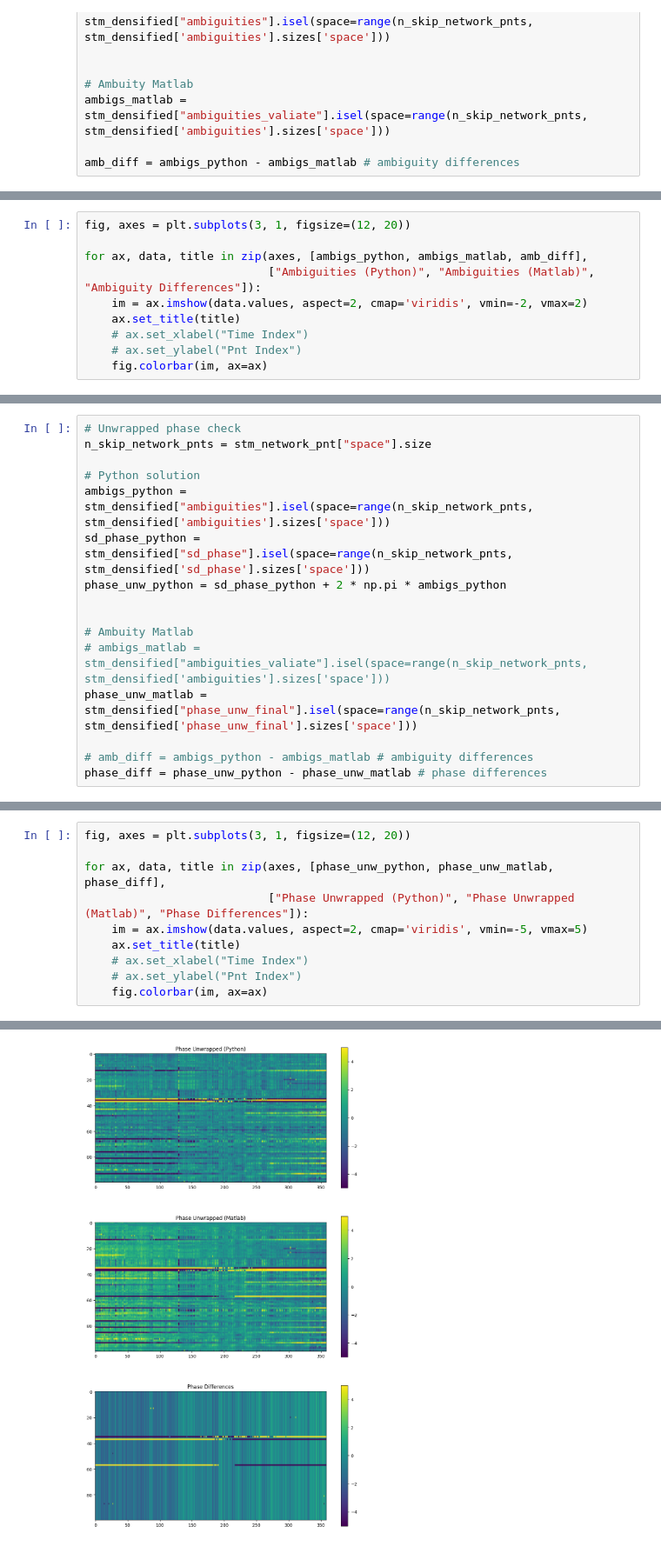
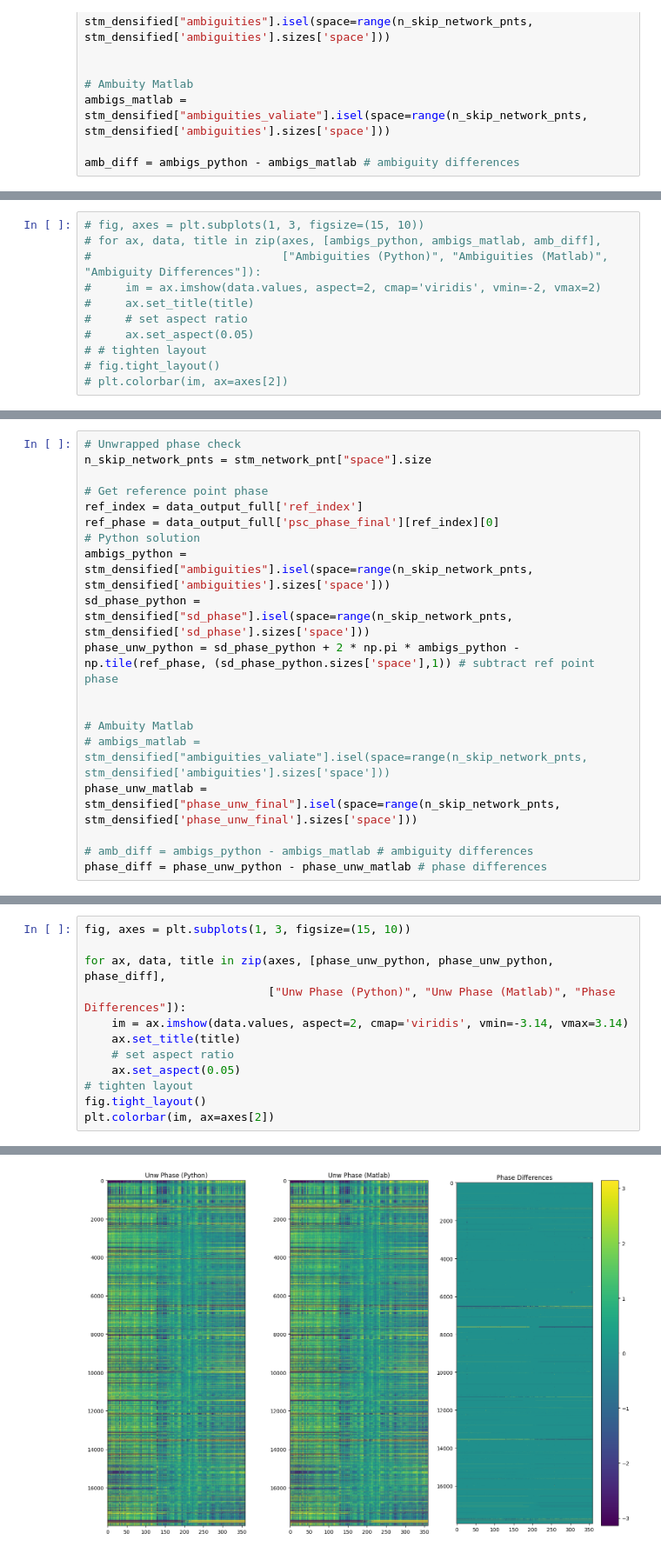
Before and after one commit to MotionbyLearning/example_scripts, a Jupyter notebook: densification/debug_densification_matlab_benchmark.ipynb, the cells around one changed output, grey strips where cells are left out. Shown at 87% size. Drawn from its saved outputs; the diff is of its cells as text.

```diff
--- a/densification/debug_densification_matlab_benchmark.ipynb
+++ b/densification/debug_densification_matlab_benchmark.ipynb
@@ -173,10 +220,11 @@ Coordinates:
 # %%
-fig, axes = plt.subplots(3, 1, figsize=(12, 20))
-
-for ax, data, title in zip(axes, [ambigs_python, ambigs_matlab, amb_diff],
-                           ["Ambiguities (Python)", "Ambiguities (Matlab)", "Ambiguity Differences"]):
-    im = ax.imshow(data.values, aspect=2, cmap='viridis', vmin=-2, vmax=2)
-    ax.set_title(title)
-    # ax.set_xlabel("Time Index")
-    # ax.set_ylabel("Pnt Index")
-    fig.colorbar(im, ax=ax)
+# fig, axes = plt.subplots(1, 3, figsize=(15, 10))
+# for ax, data, title in zip(axes, [ambigs_python, ambigs_matlab, amb_diff],
+#                            ["Ambiguities (Python)", "Ambiguities (Matlab)", "Ambiguity Differences"]):
+#     im = ax.imshow(data.values, aspect=2, cmap='viridis', vmin=-2, vmax=2)
+#     ax.set_title(title)
+#     # set aspect ratio
+#     ax.set_aspect(0.05)
+# # tighten layout
+# fig.tight_layout()
+# plt.colorbar(im, ax=axes[2])
@@ -186,10 +232,13 @@ for ax, data, title in zip(axes, [ambigs_python, ambigs_matlab, amb_diff],
 # Unwrapped phase check
 n_skip_network_pnts = stm_network_pnt["space"].size
 
+# Get reference point phase
+ref_index = data_output_full['ref_index']
+ref_phase = data_output_full['psc_phase_final'][ref_index][0]
 # Python solution
 ambigs_python = stm_densified["ambiguities"].isel(space=range(n_skip_network_pnts, stm_densified['ambiguities'].sizes['space']))
 sd_phase_python = stm_densified["sd_phase"].isel(space=range(n_skip_network_pnts, stm_densified['sd_phase'].sizes['space']))
-phase_unw_python = sd_phase_python + 2 * np.pi * ambigs_python
+phase_unw_python = sd_phase_python + 2 * np.pi * ambigs_python - np.tile(ref_phase, (sd_phase_python.sizes['space'],1)) # subtract ref point phase
 
 
 # Ambuity Matlab
@@ -224,11 +267,13 @@ Coordinates:
 # %%
-fig, axes = plt.subplots(3, 1, figsize=(12, 20))
+fig, axes = plt.subplots(1, 3, figsize=(15, 10))
 
-for ax, data, title in zip(axes, [phase_unw_python, phase_unw_matlab, phase_diff],
-                           ["Phase Unwrapped (Python)", "Phase Unwrapped (Matlab)", "Phase Differences"]):
-    im = ax.imshow(data.values, aspect=2, cmap='viridis', vmin=-5, vmax=5)
+for ax, data, title in zip(axes, [phase_unw_python, phase_unw_python, phase_diff],
+                           ["Unw Phase (Python)", "Unw Phase (Matlab)", "Phase Differences"]):
+    im = ax.imshow(data.values, aspect=2, cmap='viridis', vmin=-3.14, vmax=3.14)
     ax.set_title(title)
-    # ax.set_xlabel("Time Index")
-    # ax.set_ylabel("Pnt Index")
-    fig.colorbar(im, ax=ax)
+    # set aspect ratio
+    ax.set_aspect(0.05)
+# tighten layout
+fig.tight_layout()
+plt.colorbar(im, ax=axes[2])
 # %% [output]
@@ -235 +281 @@ for ax, data, title in zip(axes, [phase_unw_python, phase_unw_matlab, phase_diff
-[figure, old version]
+[figure, new version]
```
Also changed, not shown: parts of 15 cells of this notebook.
